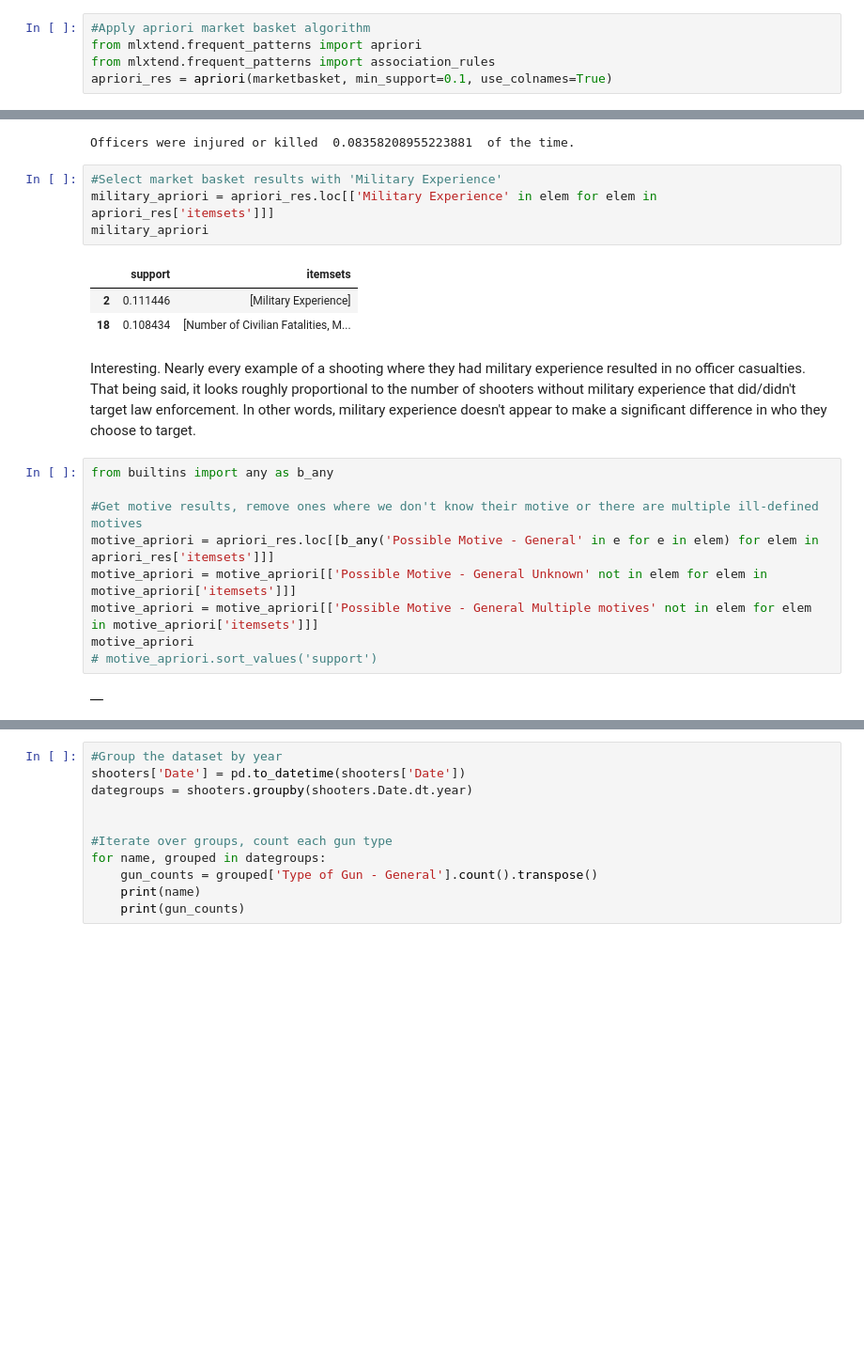
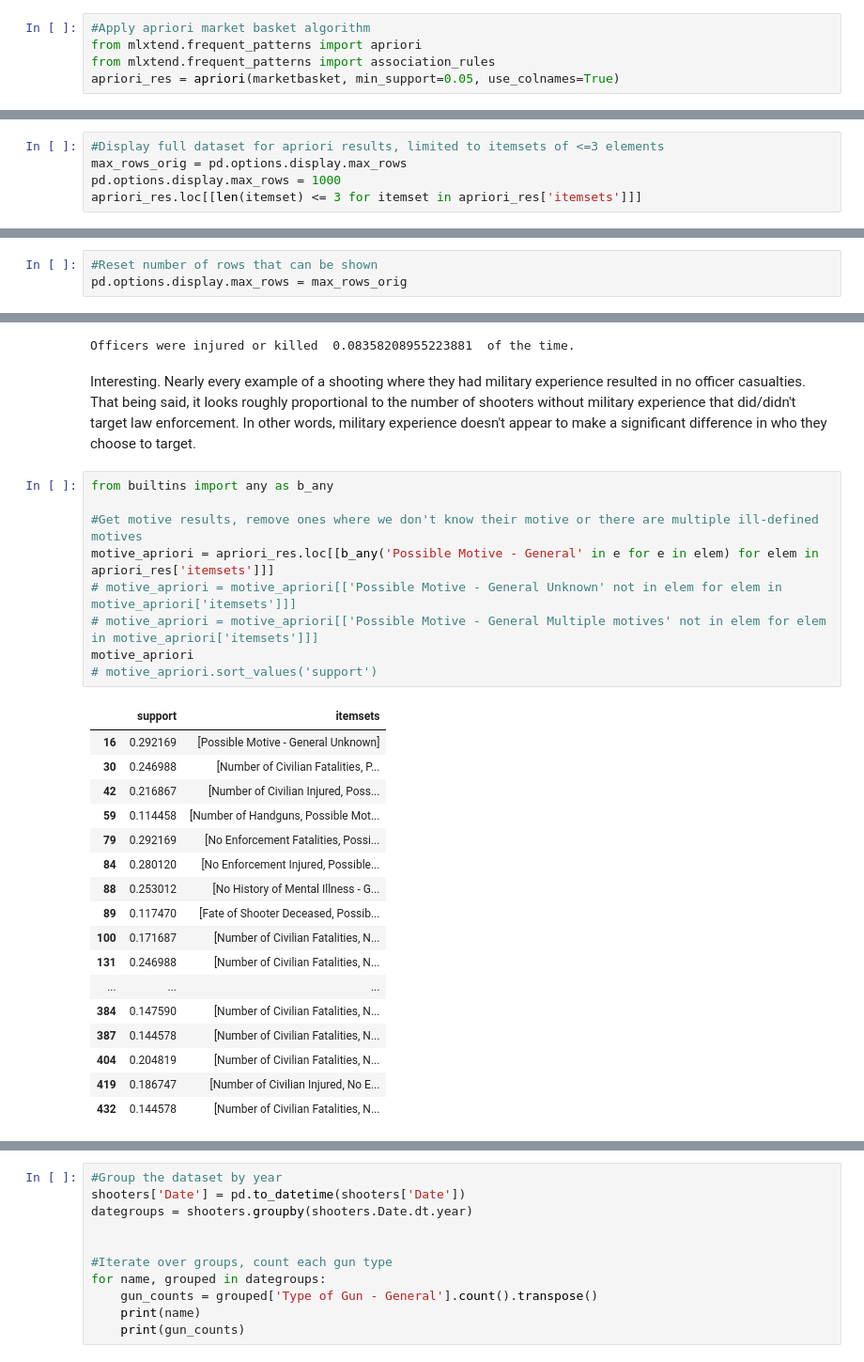
Before and after one commit to SpencerNorris/MSA, a Jupyter notebook: MSA Analysis.ipynb, the cells around one changed output, grey strips where cells are left out. Shown at 94% size. Cells and saved outputs as stored; diff of their text form; blank space fills up the shorter version.

Commit message:
expanded on military experience analysis

```diff
--- a/MSA Analysis.ipynb
+++ b/MSA Analysis.ipynb
@@ -196,7 +200,7 @@ See the caveats in the documentation: http://pandas.pydata.org/pandas-docs/stabl
 #Apply apriori market basket algorithm
 from mlxtend.frequent_patterns import apriori
 from mlxtend.frequent_patterns import association_rules
-apriori_res = apriori(marketbasket, min_support=0.1, use_colnames=True)
+apriori_res = apriori(marketbasket, min_support=0.05, use_colnames=True)
 # %%
 #Create display copy of apriori results
 apriori_res_display = apriori_res.copy(deep=True)
@@ -225,0 +230,5 @@ apriori_res_display.sort_values('support')
+# %%
+#Display full dataset for apriori results, limited to itemsets of <=3 elements
+max_rows_orig = pd.options.display.max_rows
+pd.options.display.max_rows = 1000
+apriori_res.loc[[len(itemset) <= 3 for itemset in apriori_res['itemsets']]]
@@ -225,0 +253,3 @@ apriori_res_display.sort_values('support')
+# %%
+#Reset number of rows that can be shown
+pd.options.display.max_rows = max_rows_orig
@@ -228,27 +312,35 @@ num_officers_not_targeted = len(shooters.loc[(shooters['Number of Enforcement Fa
 print("Officers were injured or killed ", float(len(shooters) - num_officers_not_targeted) / float (len(shooters)), " of the time.")
 # %% [output]
 Officers were injured or killed  0.08358208955223881  of the time.
-# %%
-#Select market basket results with 'Military Experience'
-military_apriori = apriori_res.loc[['Military Experience' in elem for elem in apriori_res['itemsets']]]
-military_apriori
-# %% [output]
-|  | support | itemsets |
-| 2 | 0.111446 | [Military Experience] |
-| 18 | 0.108434 | [Number of Civilian Fatalities, M... |
 # %% [markdown]
 Interesting. Nearly every example of a shooting where they had military experience resulted in no officer casualties. That being said, it looks roughly proportional to the number of shooters without military experience that did/didn't target law enforcement. In other words, military experience doesn't appear to make a significant difference in who they choose to target.
 # %%
 from builtins import any as b_any
 
 #Get motive results, remove ones where we don't know their motive or there are multiple ill-defined motives
 motive_apriori = apriori_res.loc[[b_any('Possible Motive - General' in e for e in elem) for elem in apriori_res['itemsets']]]
-motive_apriori = motive_apriori[['Possible Motive - General Unknown' not in elem for elem in motive_apriori['itemsets']]]
-motive_apriori = motive_apriori[['Possible Motive - General Multiple motives' not in elem for elem in motive_apriori['itemsets']]]
+# motive_apriori = motive_apriori[['Possible Motive - General Unknown' not in elem for elem in motive_apriori['itemsets']]]
+# motive_apriori = motive_apriori[['Possible Motive - General Multiple motives' not in elem for elem in motive_apriori['itemsets']]]
 motive_apriori
 # motive_apriori.sort_values('support')
 # %% [output]
-|  |
+|  | support | itemsets |
+| 16 | 0.292169 | [Possible Motive - General Unknown] |
+| 30 | 0.246988 | [Number of Civilian Fatalities, P... |
+| 42 | 0.216867 | [Number of Civilian Injured, Poss... |
+| 59 | 0.114458 | [Number of Handguns, Possible Mot... |
+| 79 | 0.292169 | [No Enforcement Fatalities, Possi... |
+| 84 | 0.280120 | [No Enforcement Injured, Possible... |
+| 88 | 0.253012 | [No History of Mental Illness - G... |
+| 89 | 0.117470 | [Fate of Shooter Deceased, Possib... |
+| 100 | 0.171687 | [Number of Civilian Fatalities, N... |
+| 131 | 0.246988 | [Number of Civilian Fatalities, N... |
+| ... | ... | ... |
+| 384 | 0.147590 | [Number of Civilian Fatalities, N... |
+| 387 | 0.144578 | [Number of Civilian Fatalities, N... |
+| 404 | 0.204819 | [Number of Civilian Fatalities, N... |
+| 419 | 0.186747 | [Number of Civilian Injured, No E... |
+| 432 | 0.144578 | [Number of Civilian Fatalities, N... |
 # %% [markdown]
 The market basket analysis gives us the following insights:
 - Law enforcement is injured in just ~6.3% of mass shootings; officers die in 3.9% of incidents.
```
Also changed, not shown: parts of 11 cells of this notebook.
